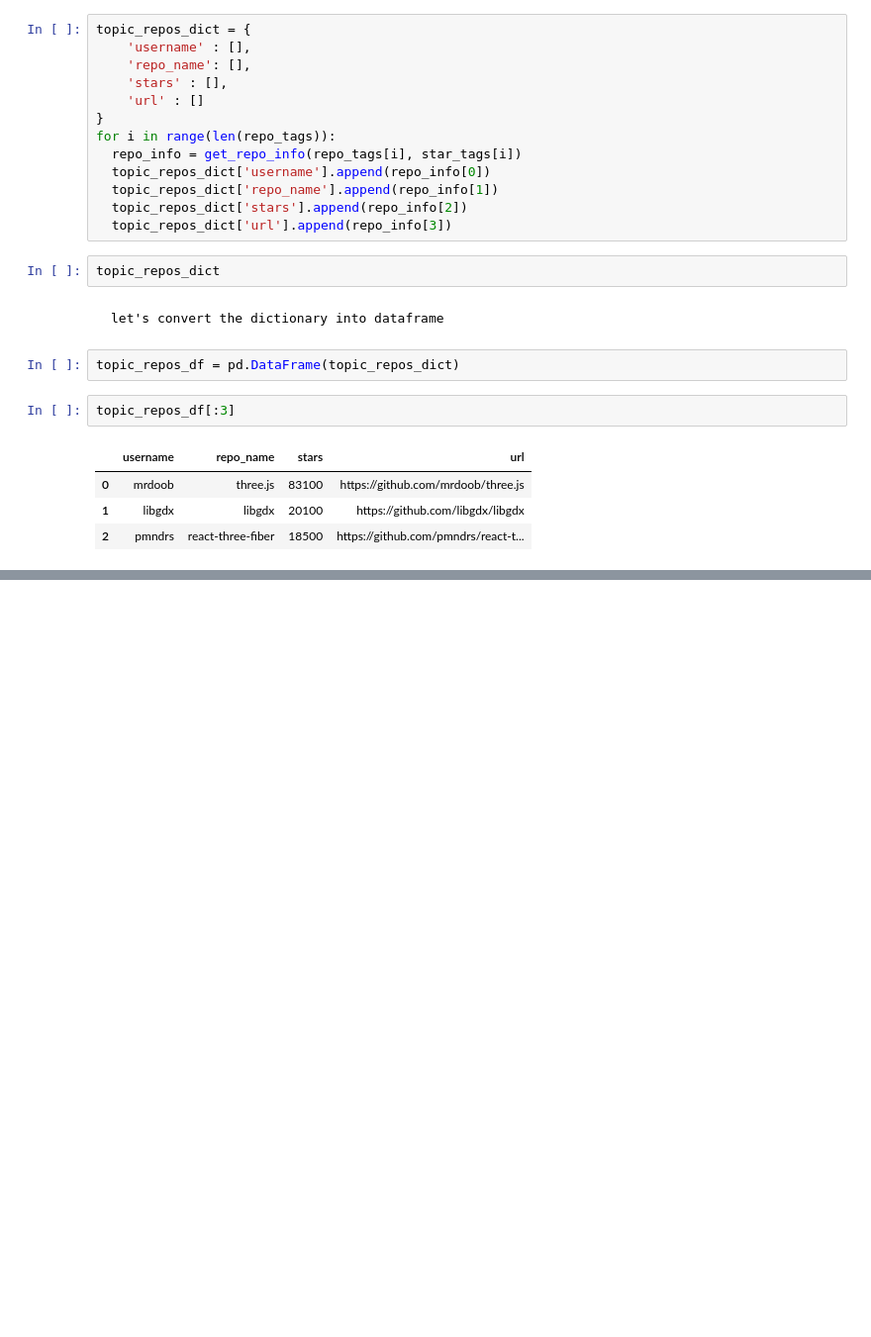
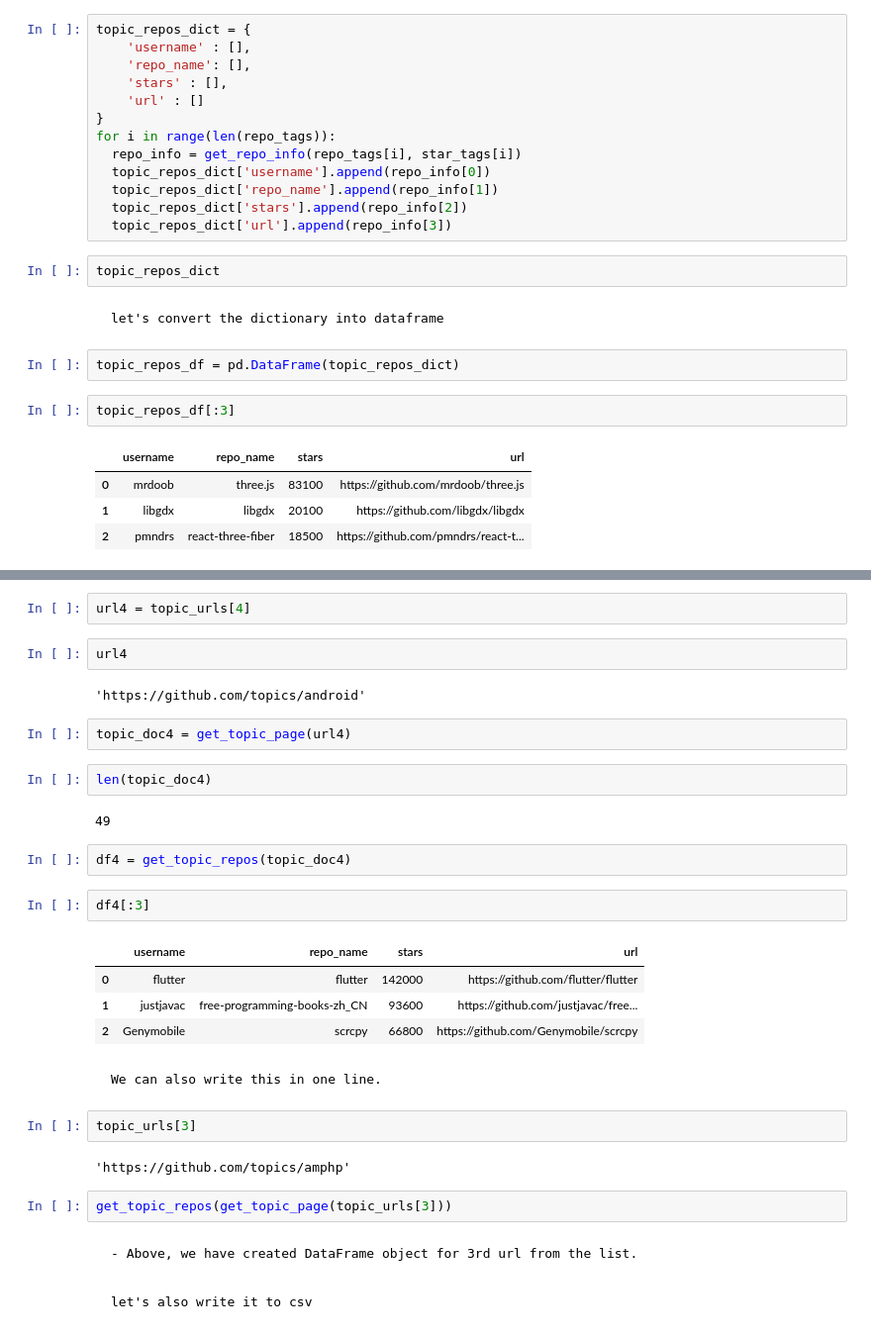
Before and after one commit to AnuragBalasahebChumble/PortfolioProjects, a Jupyter notebook: WebScrappingFromGithubPage.ipynb, the cells around one changed output, grey strips where cells are left out. Shown at 99% size. Drawn from its saved outputs; the diff is of its cells as text; blank space fills up the shorter version.

````diff
--- a/WebScrappingFromGithubPage.ipynb
+++ b/WebScrappingFromGithubPage.ipynb
@@ -423,0 +494,39 @@ topic_repos_df[:3]
+# %%
+url4 = topic_urls[4]
+# %%
+url4
+# %% [output]
+'https://github.com/topics/android'
+# %%
+topic_doc4 = get_topic_page(url4)
+# %%
+len(topic_doc4)
+# %% [output]
+49
+# %%
+df4 = get_topic_repos(topic_doc4)
+# %%
+df4[:3]
+# %% [output]
+|  | username | repo_name | stars | url |
+| 0 | flutter | flutter | 142000 | https://github.com/flutter/flutter |
+| 1 | justjavac | free-programming-books-zh_CN | 93600 | https://github.com/justjavac/free... |
+| 2 | Genymobile | scrcpy | 66800 | https://github.com/Genymobile/scrcpy |
+# %% [markdown]
+```
+We can also write this in one line.
+```
+# %%
+topic_urls[3]
+# %% [output]
+'https://github.com/topics/amphp'
+# %%
+get_topic_repos(get_topic_page(topic_urls[3]))
+# %% [markdown]
+```
+- Above, we have created DataFrame object for 3rd url from the list.
+```
+# %% [markdown]
+```
+let's also write it to csv
+```
````
Also changed, not shown: parts of 11 cells of this notebook.
